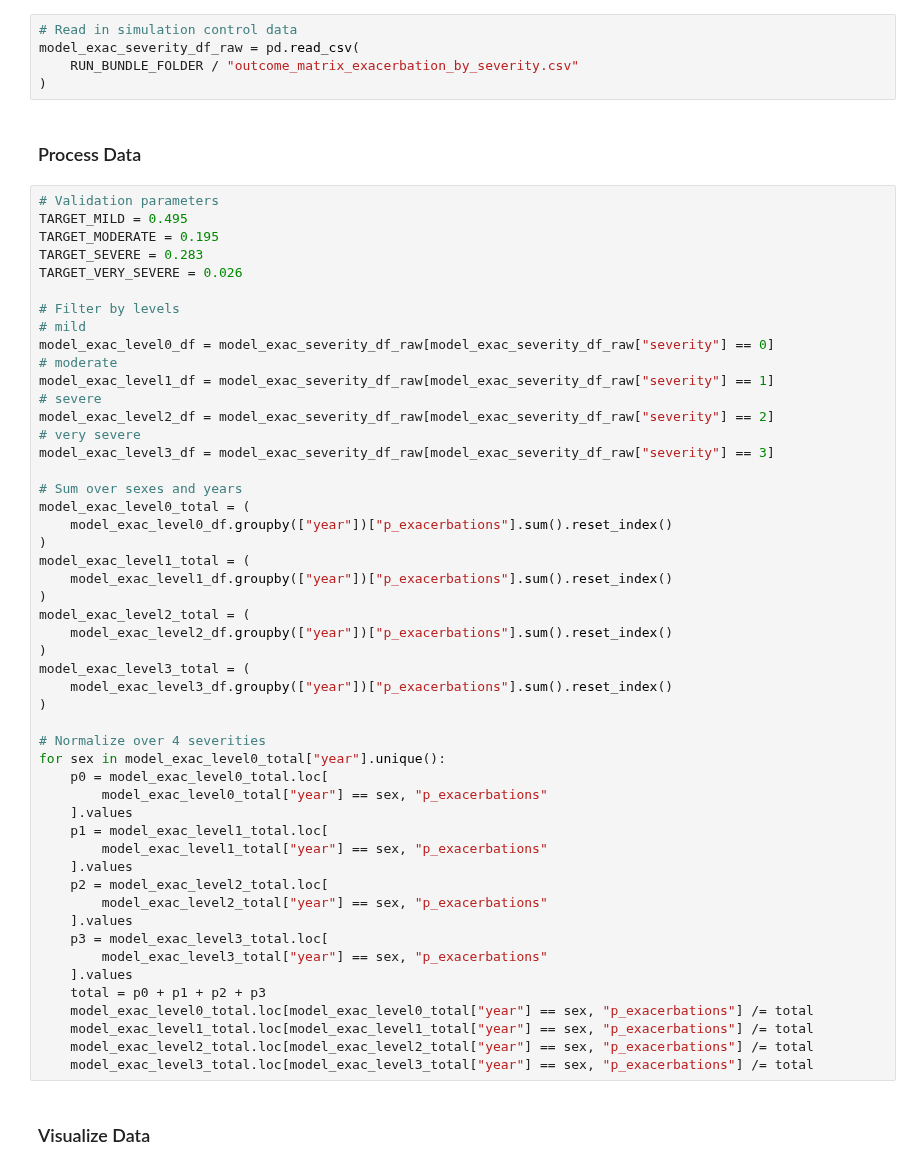
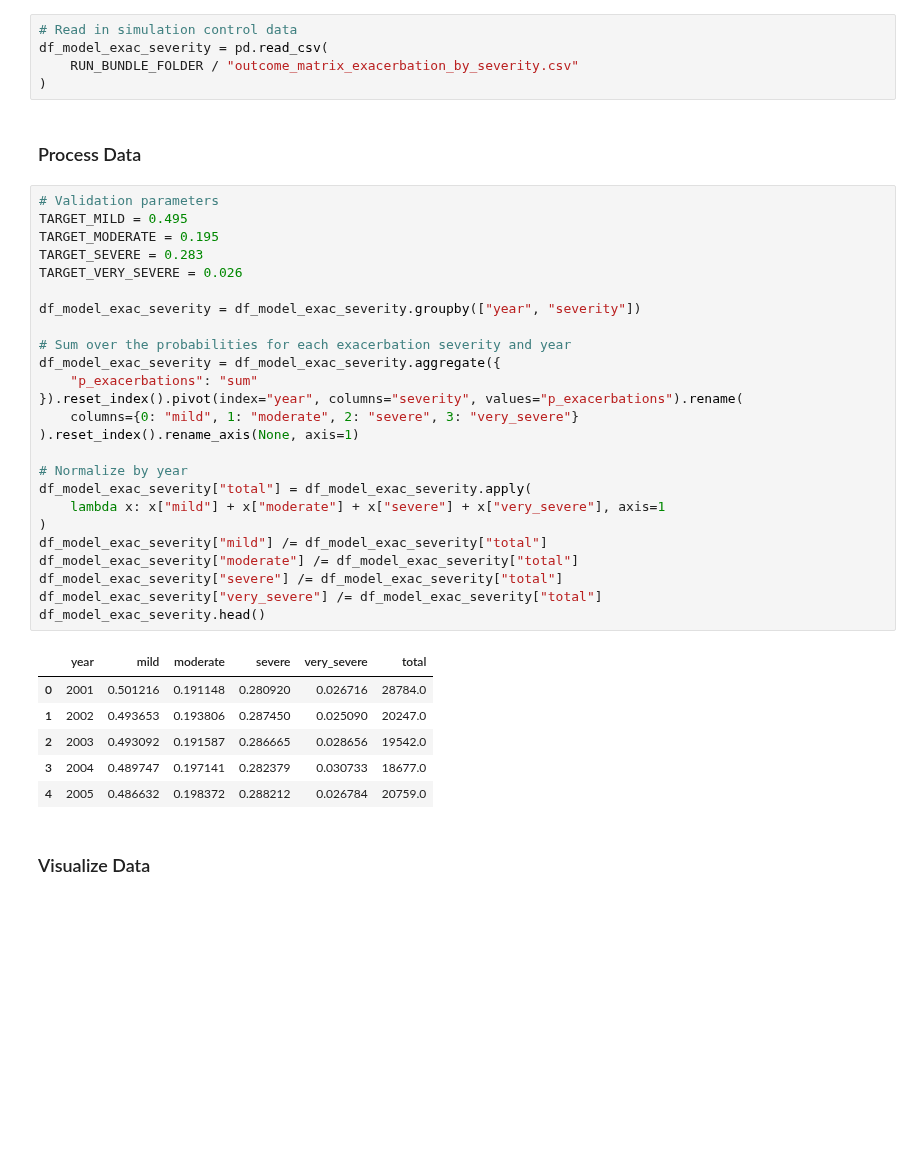
Before and after one commit to resplab/leap, a Jupyter notebook: docs/cli/validation.ipynb, the cells around one changed output. Drawn from its saved outputs; the diff is of its cells as text; blank space fills up the shorter version.

Commit message:
refactor exacerbation severity

```diff
--- a/docs/cli/validation.ipynb
+++ b/docs/cli/validation.ipynb
@@ -470,7 +470,7 @@ Simulated (solid) and target (dotted) asthma exacerbation severity levels:
 ### Load Data
 # %%
 # Read in simulation control data
-model_exac_severity_df_raw = pd.read_csv(
+df_model_exac_severity = pd.read_csv(
     RUN_BUNDLE_FOLDER / "outcome_matrix_exacerbation_by_severity.csv"
 )
 # %% [markdown]
@@ -478,53 +478,35 @@ model_exac_severity_df_raw = pd.read_csv(
 # %%
 # Validation parameters
 TARGET_MILD = 0.495
 TARGET_MODERATE = 0.195
 TARGET_SEVERE = 0.283
 TARGET_VERY_SEVERE = 0.026
 
-# Filter by levels
-# mild
-model_exac_level0_df = model_exac_severity_df_raw[model_exac_severity_df_raw["severity"] == 0]
-# moderate
-model_exac_level1_df = model_exac_severity_df_raw[model_exac_severity_df_raw["severity"] == 1]
-# severe
-model_exac_level2_df = model_exac_severity_df_raw[model_exac_severity_df_raw["severity"] == 2]
-# very severe
-model_exac_level3_df = model_exac_severity_df_raw[model_exac_severity_df_raw["severity"] == 3]
+df_model_exac_severity = df_model_exac_severity.groupby(["year", "severity"])
 
-# Sum over sexes and years
-model_exac_level0_total = (
-    model_exac_level0_df.groupby(["year"])["p_exacerbations"].sum().reset_index()
+# Sum over the probabilities for each exacerbation severity and year
+df_model_exac_severity = df_model_exac_severity.aggregate({
+    "p_exacerbations": "sum"
+}).reset_index().pivot(index="year", columns="severity", values="p_exacerbations").rename(
+    columns={0: "mild", 1: "moderate", 2: "severe", 3: "very_severe"}
+).reset_index().rename_axis(None, axis=1)
+
+# Normalize by year
+df_model_exac_severity["total"] = df_model_exac_severity.apply(
+    lambda x: x["mild"] + x["moderate"] + x["severe"] + x["very_severe"], axis=1
 )
-model_exac_level1_total = (
-    model_exac_level1_df.groupby(["year"])["p_exacerbations"].sum().reset_index()
-)
-model_exac_level2_total = (
-    model_exac_level2_df.groupby(["year"])["p_exacerbations"].sum().reset_index()
-)
-model_exac_level3_total = (
-    model_exac_level3_df.groupby(["year"])["p_exacerbations"].sum().reset_index()
-)
-
-# Normalize over 4 severities
-for sex in model_exac_level0_total["year"].unique():
-    p0 = model_exac_level0_total.loc[
-        model_exac_level0_total["year"] == sex, "p_exacerbations"
-    ].values
-    p1 = model_exac_level1_total.loc[
-        model_exac_level1_total["year"] == sex, "p_exacerbations"
-    ].values
-    p2 = model_exac_level2_total.loc[
-        model_exac_level2_total["year"] == sex, "p_exacerbations"
-    ].values
-    p3 = model_exac_level3_total.loc[
-        model_exac_level3_total["year"] == sex, "p_exacerbations"
-    ].values
-    total = p0 + p1 + p2 + p3
-    model_exac_level0_total.loc[model_exac_level0_total["year"] == sex, "p_exacerbations"] /= total
-    model_exac_level1_total.loc[model_exac_level1_total["year"] == sex, "p_exacerbations"] /= total
-    model_exac_level2_total.loc[model_exac_level2_total["year"] == sex, "p_exacerbations"] /= total
-    model_exac_level3_total.loc[model_exac_level3_total["year"] == sex, "p_exacerbations"] /= total
+df_model_exac_severity["mild"] /= df_model_exac_severity["total"]
+df_model_exac_severity["moderate"] /= df_model_exac_severity["total"]
+df_model_exac_severity["severe"] /= df_model_exac_severity["total"]
+df_model_exac_severity["very_severe"] /= df_model_exac_severity["total"]
+df_model_exac_severity.head()
+# %% [output]
+|  | year | mild | moderate | severe | very_severe | total |
+| 0 | 2001 | 0.501216 | 0.191148 | 0.280920 | 0.026716 | 28784.0 |
+| 1 | 2002 | 0.493653 | 0.193806 | 0.287450 | 0.025090 | 20247.0 |
+| 2 | 2003 | 0.493092 | 0.191587 | 0.286665 | 0.028656 | 19542.0 |
+| 3 | 2004 | 0.489747 | 0.197141 | 0.282379 | 0.030733 | 18677.0 |
+| 4 | 2005 | 0.486632 | 0.198372 | 0.288212 | 0.026784 | 20759.0 |
 # %% [markdown]
 ### Visualize Data
 # %%
```
Also changed, not shown: parts of 1 cell of this notebook.
